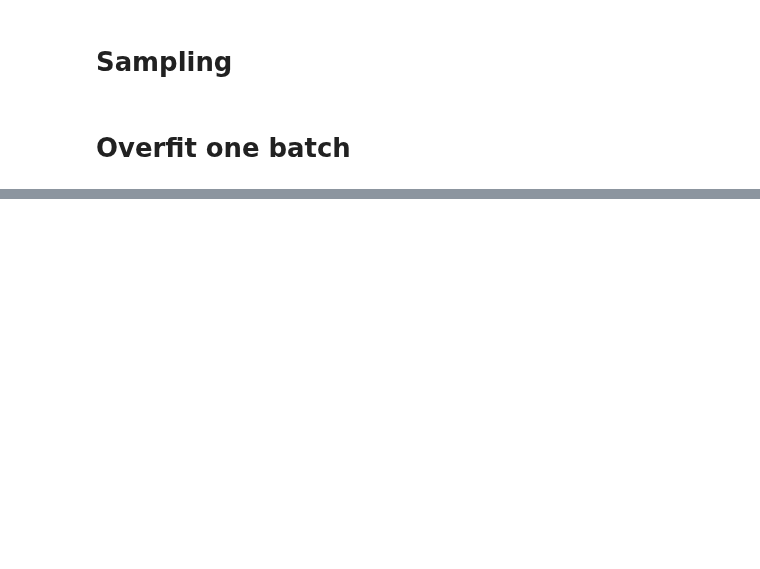
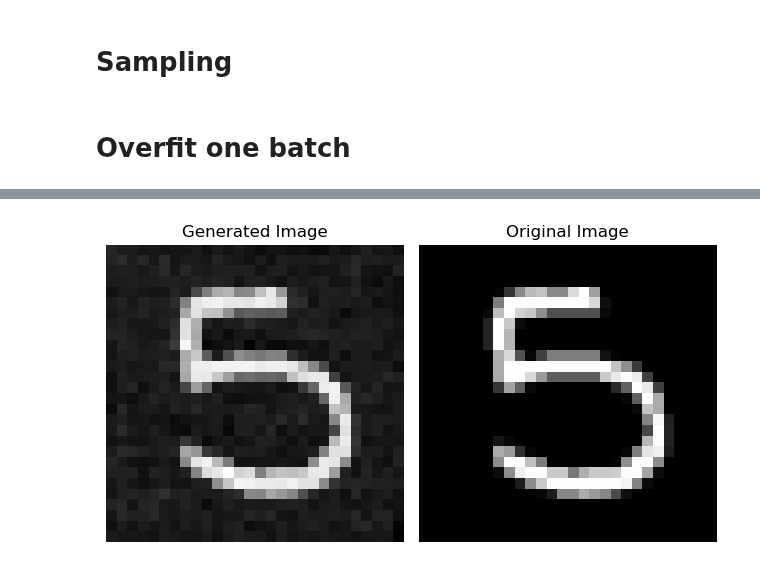
Before and after one commit to markus1573/Deep-learning-projekt, a Jupyter notebook: Training-Markus.ipynb, the cells around one changed output, grey strips where cells are left out. Saved outputs shown, nothing was run; the diff lists cells and outputs as text; code cells hidden in the pictures; blank space fills up the shorter version.

Commit message:
Added a reverse transform. Managed to overfit one batch in both training and training-markus

```diff
--- a/Training-Markus.ipynb
+++ b/Training-Markus.ipynb
@@ -28,15 +28,19 @@ batch_size = 16
 num_workers = 4
 pin_memory = False if device == torch.device('cpu') else True
 
+
+# Normalize input images to [-1, 1]
 transform = transforms.Compose([
-    transforms.ToTensor()
+    transforms.ToTensor(),
+    transforms.Normalize(mean=(0.5,), std=(0.5,))
 ])
 
-# # Normalize input images to [-1, 1]
-# transform = transforms.Compose([
-#     transforms.ToTensor(),
-#     transforms.Normalize(mean=(0.5,), std=(0.5,))
-# ])
+# Reverse the normalization to get values in [0, 1]
+reverse_transform = transforms.Compose([
+    transforms.Lambda(lambda x: (x + 1) / 2)  # Reverse the normalization to get values in [0, 1]
+])
+
+
 
 # Downloading MNIST again :) Training (60k) and test(5k) + val(5k) split
 train_loader = torch.utils.data.DataLoader(datasets.MNIST('./mnist_data',
@@ -216,7 +220,7 @@ class UNET(torch.nn.Module):
 epochs = 20
 model = UNET().to(device)
 model.train()
-optimizer = torch.optim.Adam(model.parameters(), lr=1e-3)
+optimizer = torch.optim.Adam(model.parameters(), lr=1e-4)
 criterion = torch.nn.MSELoss()
 running_loss = 0
 
@@ -322,7 +344,7 @@ criterion = torch.nn.MSELoss()
 plot_every = 400
 
 # Training loop to overfit one batch
-epochs = 2000
+epochs = 5000
 for epoch in range(epochs):
     t = torch.randint(0, T, (batch_size,), device=device)
     t_emb = time_embedding_layer(t)  # Shape: [batch_size, embedding_dim]
@@ -334,8 +356,6 @@ for epoch in range(epochs):
     loss.backward()
     optimizer.step()
 
-    if epoch % 100 == 0:
-        print(f"Epoch {epoch+1}, Loss: {loss.item():.4f}")
     if epoch % plot_every == 0:
         with torch.inference_mode():
             model.eval()
@@ -345,9 +365,11 @@ for epoch in range(epochs):
             x_t = torch.sqrt(alpha_bar[t]) * single_batch + torch.sqrt(1 - alpha_bar[t]) * eps
             predicted_eps = model(x_t, t_emb)
             reconstructed = x_t - predicted_eps
-            fig, axs = plt.subplots(1, 2, tight_layout=True)
+            fig, axs = plt.subplots(1, 3, tight_layout=True)
             axs[0].imshow(predicted_eps[0][0].cpu().detach().numpy(), cmap="gray")
             axs[0].set_title("Predicted Noise")
             axs[1].imshow(eps[0][0].cpu().detach().numpy(), cmap="gray")
             axs[1].set_title("True Noise")
+            axs[2].imshow(np.abs(predicted_eps[0][0].cpu().detach().numpy()-eps[0][0].cpu().detach().numpy()), cmap="gray")
+            axs[2].set_title("Difference in noise")
             plt.show()
@@ -354,26 +390,28 @@ for epoch in range(epochs):
 # %%
 # Set the model to evaluation mode
 model.eval()
 
 # Initialize a random noise tensor
 xt = torch.randn(1, 1, 28, 28).to(device)
 
 # Perform the reverse diffusion process
 with torch.no_grad():
     for t in torch.arange(T-1, -1, -1):
         t = t.reshape(1).to(device)
         t_emb = time_embedding_layer(t.float())
         z = torch.randn(1, 1, 28, 28).to(device) if t > 1 else torch.zeros(1, 1, 28, 28).to(device)
 
         xt_new = 1 / torch.sqrt(alpha[t]) * (xt - (1 - alpha[t]) / torch.sqrt(1 - alpha_bar[t]) * model(xt, t_emb)) + torch.sqrt(beta[t]) * z
         xt = xt_new
 
 # Plot the generated image
 fig,axs = plt.subplots(1, 2, tight_layout=True)
-axs[0].imshow(xt[0][0].cpu().detach().numpy(), cmap="gray")
+axs[0].imshow(reverse_transform(xt[0][0].cpu().detach().numpy()), cmap="gray")
 axs[0].set_title("Generated Image")
 axs[0].axis("off")
 axs[1].imshow(single_batch[0][0].cpu().detach().numpy(), cmap="gray")
 axs[1].set_title("Original Image")
 axs[1].axis("off")
 plt.show()
+# %% [output]
+[figure, added]
```
Also changed, not shown: parts of 2 cells of this notebook, 4 other files.
